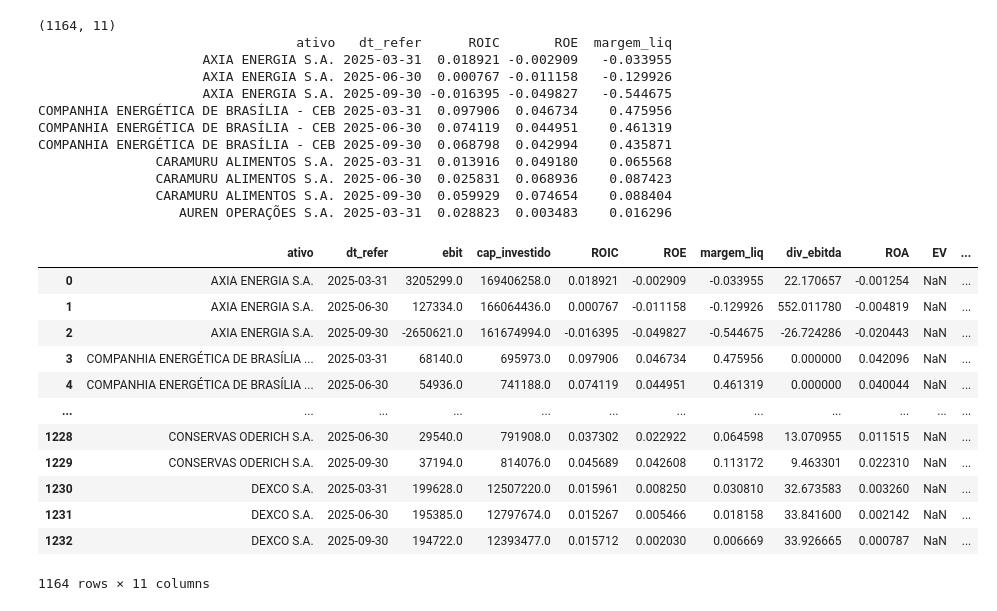
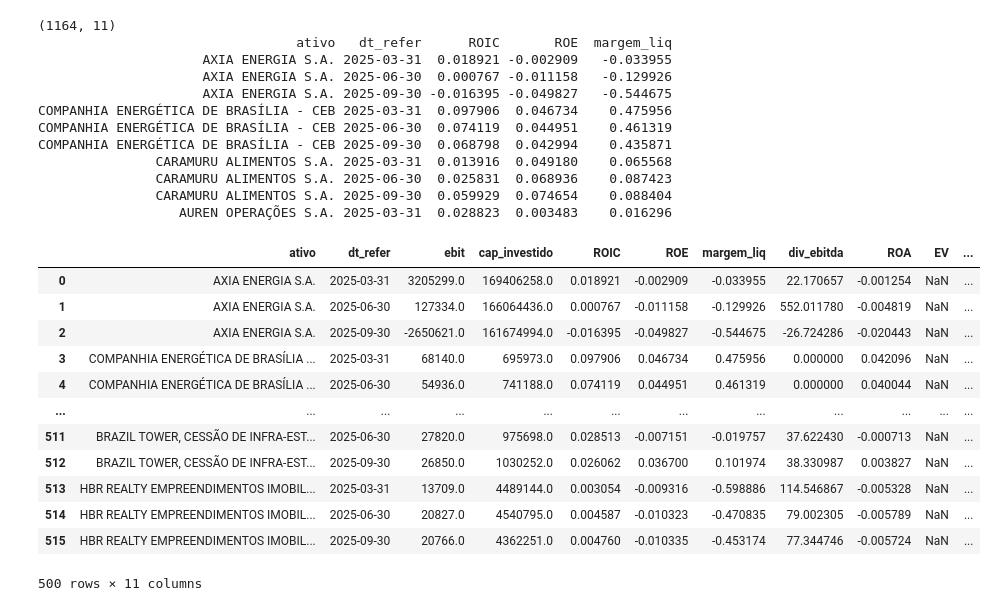
Before and after one commit to JoaoNogaroli/mestrado, a Jupyter notebook: base_dados/base-dados-pesquisa/2025/valores.ipynb, the cells around one changed output. Drawn from its saved outputs; the diff is of its cells as text; code cells hidden in the pictures.

```diff
--- a/base_dados/base-dados-pesquisa/2025/valores.ipynb
+++ b/base_dados/base-dados-pesquisa/2025/valores.ipynb
@@ -353,18 +353,18 @@ COMPANHIA ENERGÉTICA DE BRASÍLIA - CEB 2025-09-30  0.068798  0.042994    0.435
                CARAMURU ALIMENTOS S.A. 2025-09-30  0.059929  0.074654    0.088404
                   AUREN OPERAÇÕES S.A. 2025-03-31  0.028823  0.003483    0.016296
 # %%
-df_ind
+df_ind.head(500)
 # %% [output]
 |  | ativo | dt_refer | ebit | cap_investido | ROIC | ROE | margem_liq | div_ebitda | ROA | EV | ... |
 | 0 | AXIA ENERGIA S.A. | 2025-03-31 | 3205299.0 | 169406258.0 | 0.018921 | -0.002909 | -0.033955 | 22.170657 | -0.001254 | NaN | ... |
 | 1 | AXIA ENERGIA S.A. | 2025-06-30 | 127334.0 | 166064436.0 | 0.000767 | -0.011158 | -0.129926 | 552.011780 | -0.004819 | NaN | ... |
 | 2 | AXIA ENERGIA S.A. | 2025-09-30 | -2650621.0 | 161674994.0 | -0.016395 | -0.049827 | -0.544675 | -26.724286 | -0.020443 | NaN | ... |
 | 3 | COMPANHIA ENERGÉTICA DE BRASÍLIA ... | 2025-03-31 | 68140.0 | 695973.0 | 0.097906 | 0.046734 | 0.475956 | 0.000000 | 0.042096 | NaN | ... |
 | 4 | COMPANHIA ENERGÉTICA DE BRASÍLIA ... | 2025-06-30 | 54936.0 | 741188.0 | 0.074119 | 0.044951 | 0.461319 | 0.000000 | 0.040044 | NaN | ... |
 | ... | ... | ... | ... | ... | ... | ... | ... | ... | ... | ... | ... |
-| 1228 | CONSERVAS ODERICH S.A. | 2025-06-30 | 29540.0 | 791908.0 | 0.037302 | 0.022922 | 0.064598 | 13.070955 | 0.011515 | NaN | ... |
-| 1229 | CONSERVAS ODERICH S.A. | 2025-09-30 | 37194.0 | 814076.0 | 0.045689 | 0.042608 | 0.113172 | 9.463301 | 0.022310 | NaN | ... |
-| 1230 | DEXCO S.A. | 2025-03-31 | 199628.0 | 12507220.0 | 0.015961 | 0.008250 | 0.030810 | 32.673583 | 0.003260 | NaN | ... |
-| 1231 | DEXCO S.A. | 2025-06-30 | 195385.0 | 12797674.0 | 0.015267 | 0.005466 | 0.018158 | 33.841600 | 0.002142 | NaN | ... |
-| 1232 | DEXCO S.A. | 2025-09-30 | 194722.0 | 12393477.0 | 0.015712 | 0.002030 | 0.006669 | 33.926665 | 0.000787 | NaN | ... |
+| 511 | BRAZIL TOWER, CESSÃO DE INFRA-EST... | 2025-06-30 | 27820.0 | 975698.0 | 0.028513 | -0.007151 | -0.019757 | 37.622430 | -0.000713 | NaN | ... |
+| 512 | BRAZIL TOWER, CESSÃO DE INFRA-EST... | 2025-09-30 | 26850.0 | 1030252.0 | 0.026062 | 0.036700 | 0.101974 | 38.330987 | 0.003827 | NaN | ... |
+| 513 | HBR REALTY EMPREENDIMENTOS IMOBIL... | 2025-03-31 | 13709.0 | 4489144.0 | 0.003054 | -0.009316 | -0.598886 | 114.546867 | -0.005328 | NaN | ... |
+| 514 | HBR REALTY EMPREENDIMENTOS IMOBIL... | 2025-06-30 | 20827.0 | 4540795.0 | 0.004587 | -0.010323 | -0.470835 | 79.002305 | -0.005789 | NaN | ... |
+| 515 | HBR REALTY EMPREENDIMENTOS IMOBIL... | 2025-09-30 | 20766.0 | 4362251.0 | 0.004760 | -0.010335 | -0.453174 | 77.344746 | -0.005724 | NaN | ... |
-1164 rows × 11 columns
+500 rows × 11 columns
```
Also changed, not shown: parts of 6 cells of this notebook, 10 other files.
